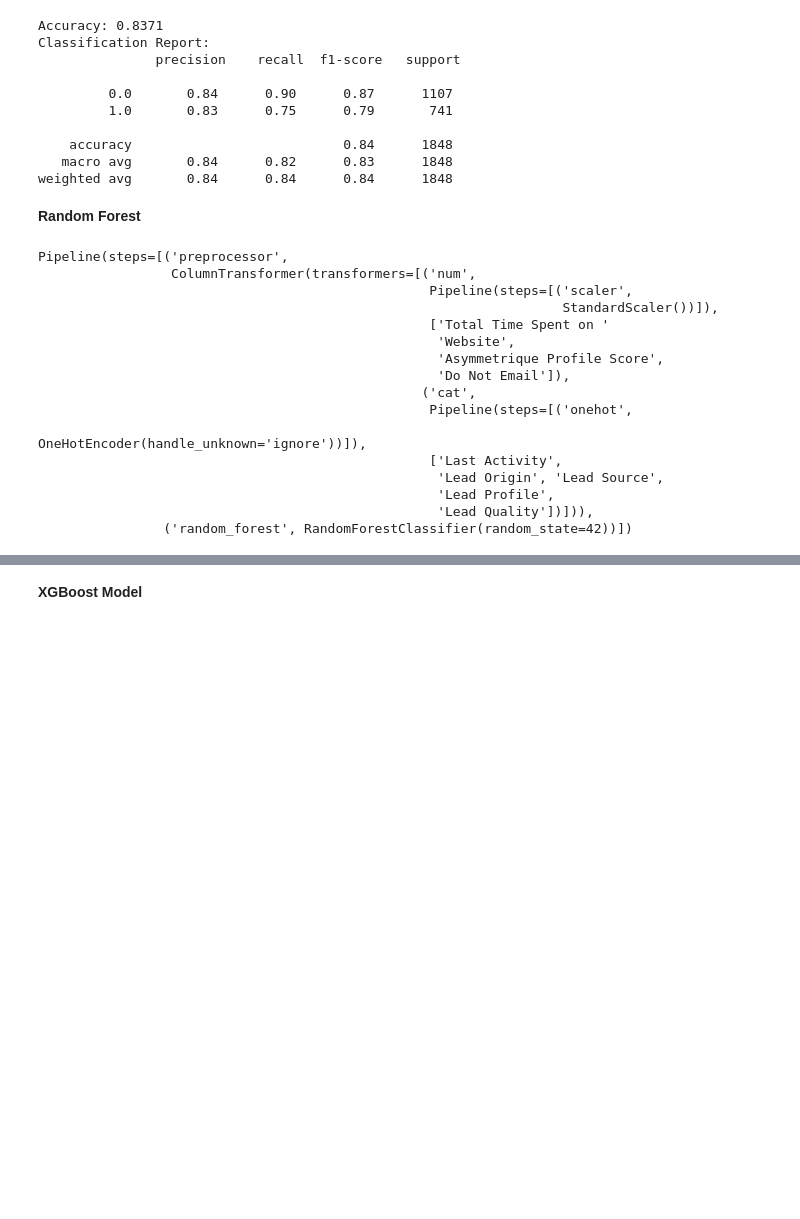
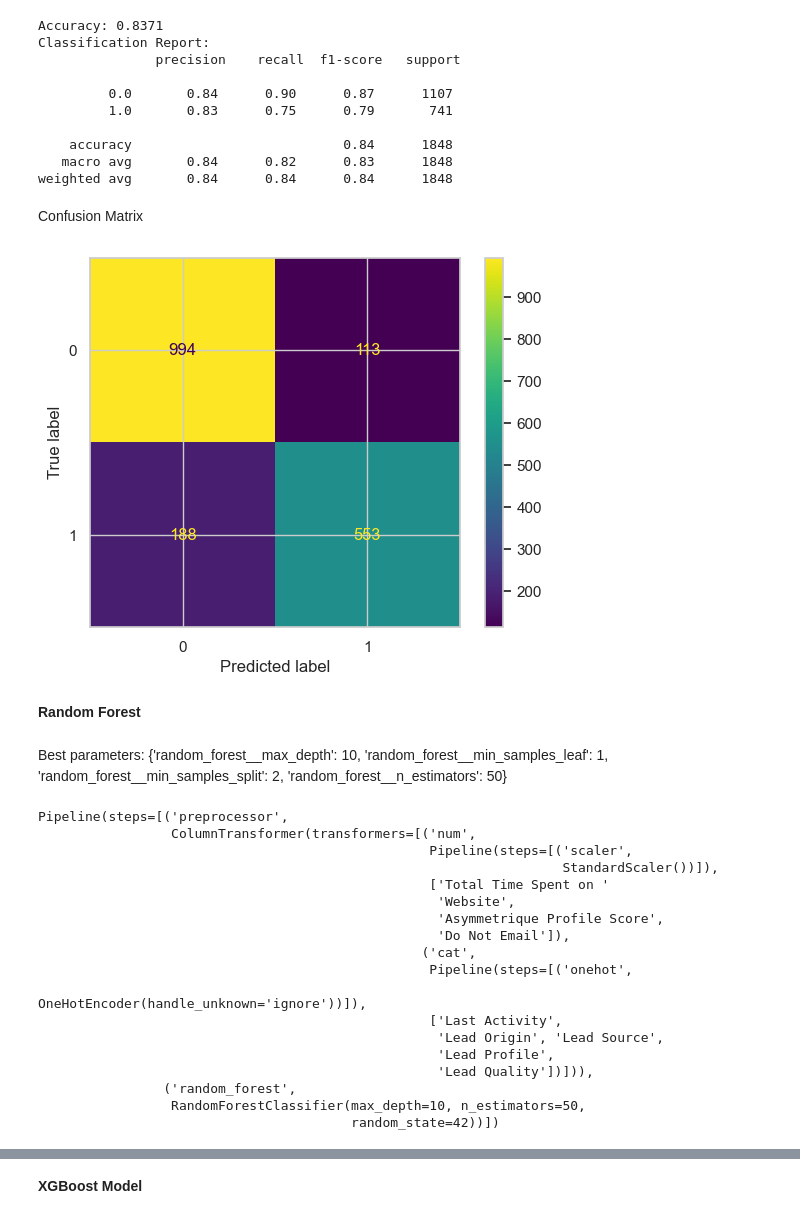
Before and after one commit to cheszn/Fiscal_Fortune_Finders, a Jupyter notebook: Leads_Feature_Engineering_And_Pipeline.ipynb, the cells around one changed output, grey strips where cells are left out. Drawn from its saved outputs; the diff is of its cells as text; code cells hidden in the pictures; blank space fills up the shorter version.

```diff
--- a/Leads_Feature_Engineering_And_Pipeline.ipynb
+++ b/Leads_Feature_Engineering_And_Pipeline.ipynb
@@ -255,14 +255,25 @@ Classification Report:
     accuracy                           0.84      1848
    macro avg       0.84      0.82      0.83      1848
 weighted avg       0.84      0.84      0.84      1848
+# %% [markdown]
+Confusion Matrix
+# %%
+conf_matrix = confusion_matrix(y_test, y_pred)
+conf_matrix = ConfusionMatrixDisplay(confusion_matrix(y_test,y_pred))
+conf_matrix.plot()
+plt.show()
+# %% [output]
+[figure, added]
 # %% [markdown]
 **Random Forest**
+# %% [markdown]
+Best parameters: {'random_forest__max_depth': 10, 'random_forest__min_samples_leaf': 1, 'random_forest__min_samples_split': 2, 'random_forest__n_estimators': 50}
 # %%
 # Create a Random Forest classifier pipeline
 
 rf_pipeline = Pipeline([
     ('preprocessor', preprocessor),
-    ('random_forest', RandomForestClassifier(random_state=42))
+    ('random_forest', RandomForestClassifier(random_state=42, max_depth=10, min_samples_leaf=1, min_samples_split=2, n_estimators=50))
 ])
 
 # Train the pipeline (including preprocessing and classifier training)
@@ -284,7 +295,9 @@ Pipeline(steps=[('preprocessor',
                                                    'Lead Origin', 'Lead Source',
                                                    'Lead Profile',
                                                    'Lead Quality'])])),
-                ('random_forest', RandomForestClassifier(random_state=42))])
+                ('random_forest',
+                 RandomForestClassifier(max_depth=10, n_estimators=50,
+                                        random_state=42))])
 # %%
 # Make predictions with testing data
 
```
Also changed, not shown: parts of 23 cells of this notebook, 1 other file.
